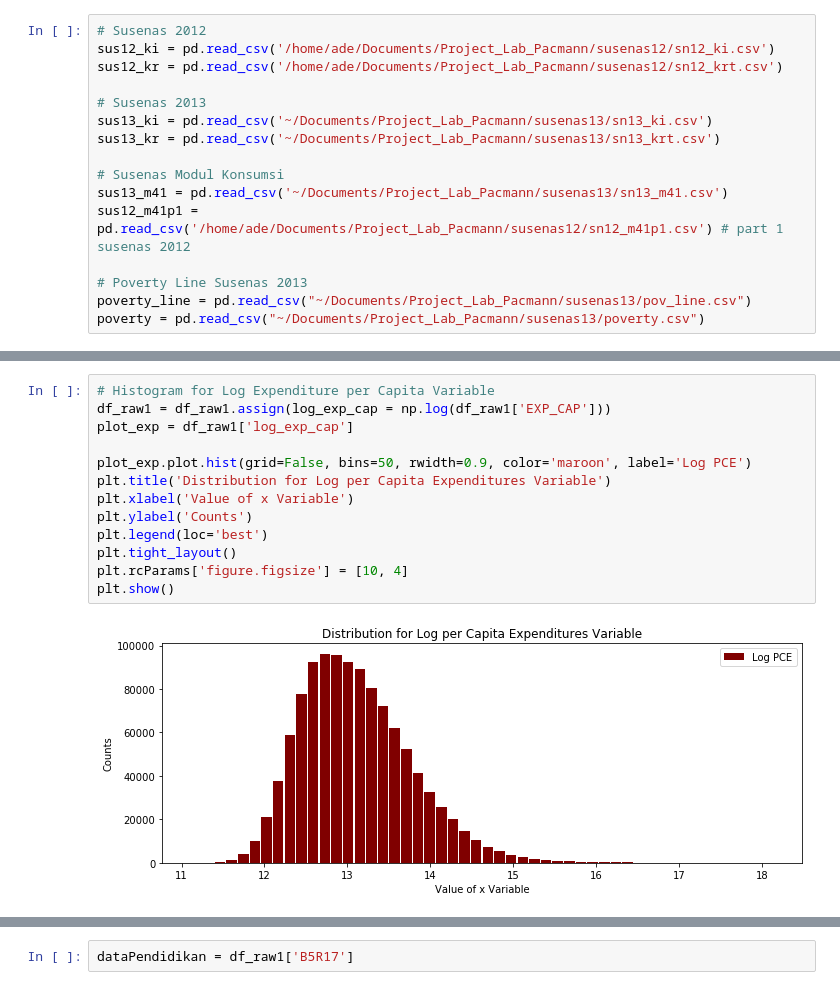
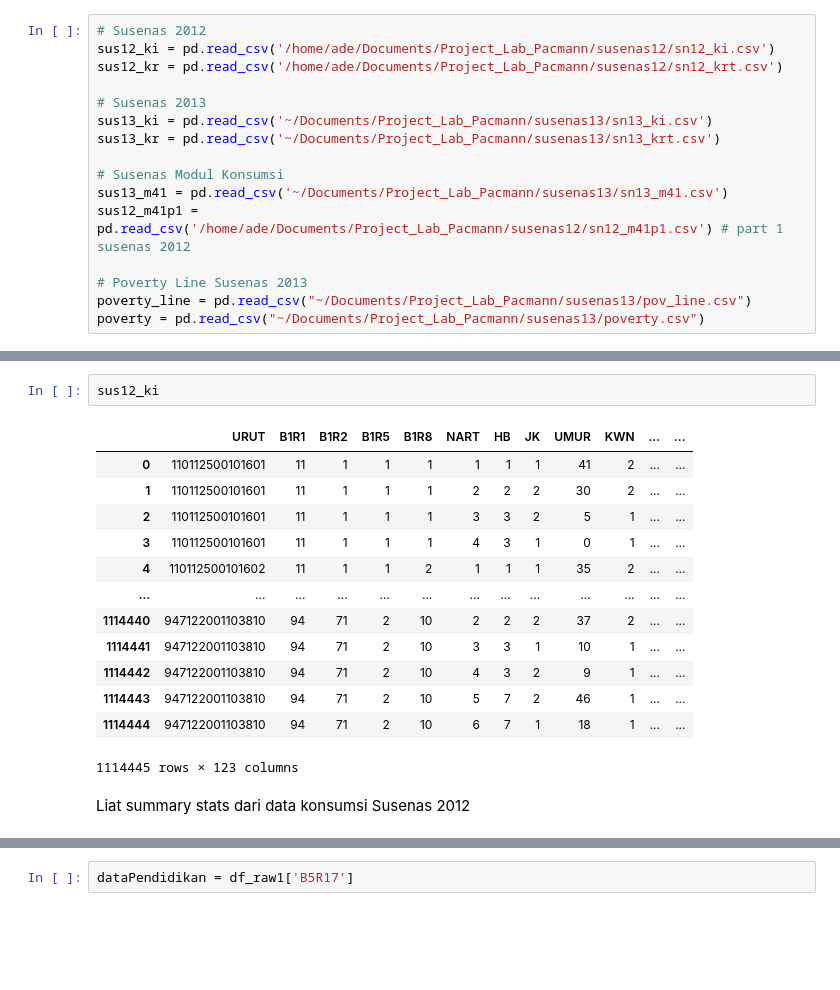
Before and after one commit to adewirahman/Project_Lab_Pacmann, a Jupyter notebook: ProjectLabNotebook_1.ipynb, the cells around one changed output, grey strips where cells are left out. Drawn from its saved outputs; the diff is of its cells as text; blank space fills up the shorter version.

```diff
--- a/ProjectLabNotebook_1.ipynb
+++ b/ProjectLabNotebook_1.ipynb
@@ -497,15 +29,18 @@ plt.show()
-# %%
-# Histogram for Log Expenditure per Capita Variable
-df_raw1 = df_raw1.assign(log_exp_cap = np.log(df_raw1['EXP_CAP']))
-plot_exp = df_raw1['log_exp_cap']
-
-plot_exp.plot.hist(grid=False, bins=50, rwidth=0.9, color='maroon', label='Log PCE')
-plt.title('Distribution for Log per Capita Expenditures Variable')
-plt.xlabel('Value of x Variable')
-plt.ylabel('Counts')
-plt.legend(loc='best')
-plt.tight_layout()
-plt.rcParams['figure.figsize'] = [10, 4]
-plt.show()
-# %% [output]
-[figure, removed]
+# %%
+sus12_ki
+# %% [output]
+|  | URUT | B1R1 | B1R2 | B1R5 | B1R8 | NART | HB | JK | UMUR | KWN | ... | ... |
+| 0 | 110112500101601 | 11 | 1 | 1 | 1 | 1 | 1 | 1 | 41 | 2 | ... | ... |
+| 1 | 110112500101601 | 11 | 1 | 1 | 1 | 2 | 2 | 2 | 30 | 2 | ... | ... |
+| 2 | 110112500101601 | 11 | 1 | 1 | 1 | 3 | 3 | 2 | 5 | 1 | ... | ... |
+| 3 | 110112500101601 | 11 | 1 | 1 | 1 | 4 | 3 | 1 | 0 | 1 | ... | ... |
+| 4 | 110112500101602 | 11 | 1 | 1 | 2 | 1 | 1 | 1 | 35 | 2 | ... | ... |
+| ... | ... | ... | ... | ... | ... | ... | ... | ... | ... | ... | ... | ... |
+| 1114440 | 947122001103810 | 94 | 71 | 2 | 10 | 2 | 2 | 2 | 37 | 2 | ... | ... |
+| 1114441 | 947122001103810 | 94 | 71 | 2 | 10 | 3 | 3 | 1 | 10 | 1 | ... | ... |
+| 1114442 | 947122001103810 | 94 | 71 | 2 | 10 | 4 | 3 | 2 | 9 | 1 | ... | ... |
+| 1114443 | 947122001103810 | 94 | 71 | 2 | 10 | 5 | 7 | 2 | 46 | 1 | ... | ... |
+| 1114444 | 947122001103810 | 94 | 71 | 2 | 10 | 6 | 7 | 1 | 18 | 1 | ... | ... |
+1114445 rows × 123 columns
+# %% [markdown]
+Liat summary stats dari data konsumsi Susenas 2012
```
Also changed, not shown: parts of 136 cells of this notebook.
